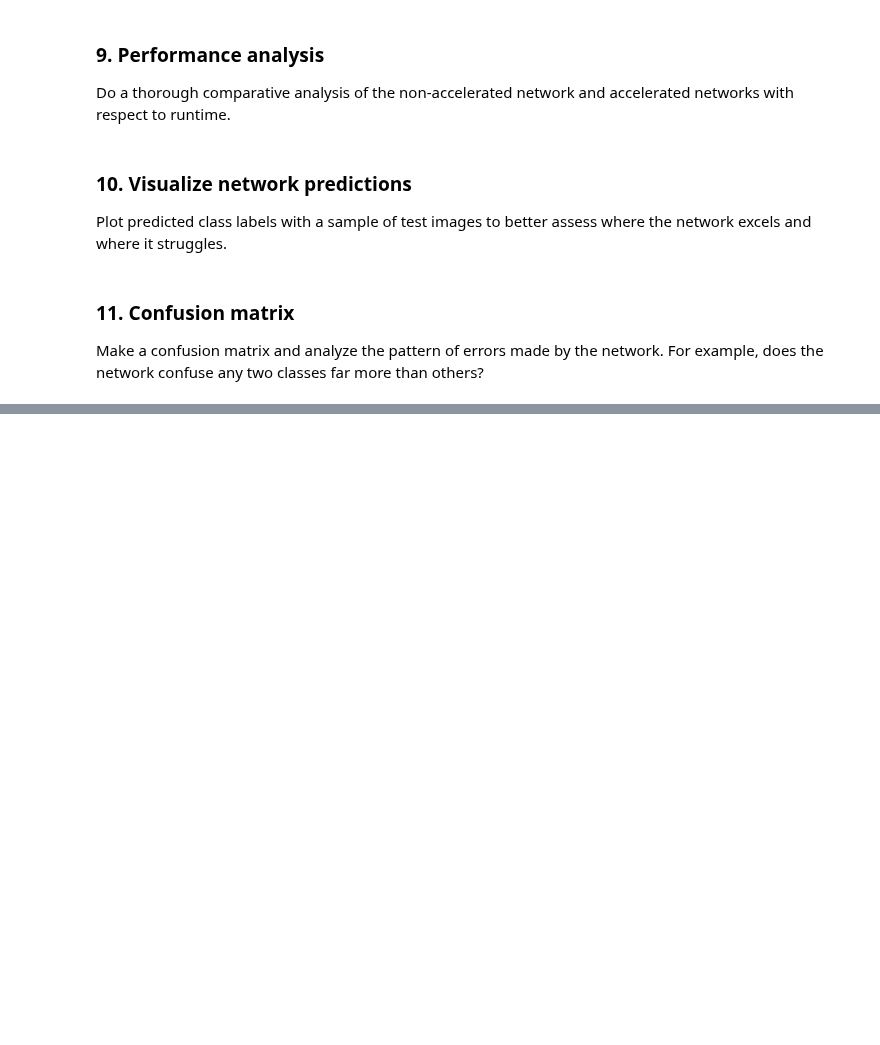
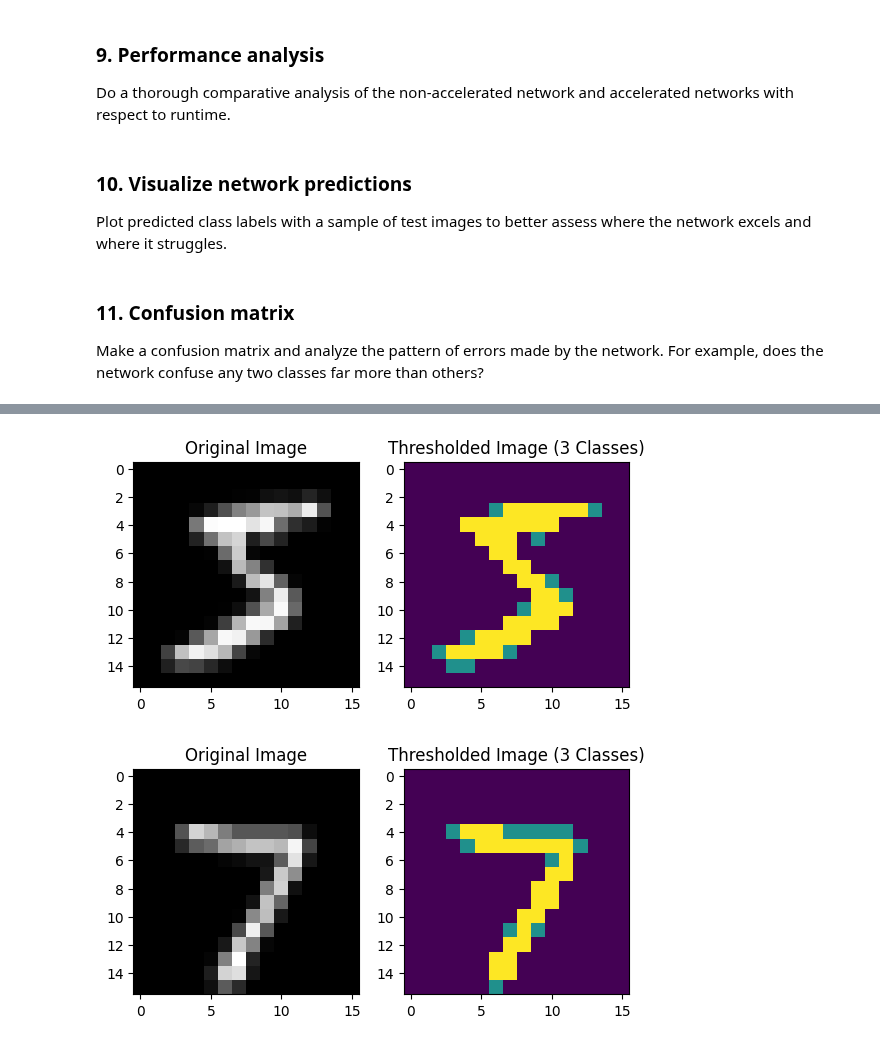
Before and after one commit to GhailanFadah/Neural-Networks, a Jupyter notebook: project3/optimize_and_train_cnn.ipynb, the cells around one changed output, grey strips where cells are left out. Cells and saved outputs as stored; diff of their text form; code cells hidden in the pictures; blank space fills up the shorter version.

```diff
--- a/project3/optimize_and_train_cnn.ipynb
+++ b/project3/optimize_and_train_cnn.ipynb
@@ -616,0 +677,60 @@ Make a confusion matrix and analyze the pattern of errors made by the network. F
+# %%
+# Load MNIST dataset
+(x_train, _), (x_test, _) = keras.datasets.mnist.load_data()
+
+# Choose threshold values
+threshold_dark = 65  # Pixels below this value will be classified as really dark
+threshold_kinda_dark = 100  # Pixels between this and threshold_dark will be classified as kinda dark
+
+# Function to apply multi-class thresholding
+def apply_multiclass_threshold(image, threshold_dark, threshold_kinda_dark):
+    result = np.zeros_like(image, dtype=np.uint8)
+    result[image < threshold_dark] = 1  # really dark
+    result[(image >= threshold_dark) & (image < threshold_kinda_dark)] = 2  # kinda dark
+    result[image >= threshold_kinda_dark] = 3  # background
+    return result
+
+# Function to resize images to 16x16 pixels
+def resize_images(images, new_size=(16, 16)):
+    resized_images = []
+    for img in images:
+        resized_img = cv2.resize(img, new_size, interpolation=cv2.INTER_AREA)
+        resized_images.append(resized_img)
+    return np.array(resized_images)
+
+# Resize all MNIST images to 16x16 pixels
+x_train_resized = resize_images(x_train)
+x_test_resized = resize_images(x_test)
+
+# Add singleton dimension in channel slot
+x_train = x_train_resized[:, np.newaxis, :, :]
+x_test = x_test_resized[:, np.newaxis, :, :]
+
+# Apply multi-class thresholding to all images in the dataset
+y_train = np.array([apply_multiclass_threshold(image, threshold_dark, threshold_kinda_dark) for image in x_train_resized])
+y_test = np.array([apply_multiclass_threshold(image, threshold_dark, threshold_kinda_dark) for image in x_test_resized])
+
+# Visualize the original and thresholded images
+index = 0
+plt.subplot(1, 2, 1)
+plt.imshow(x_train_resized[index], cmap='gray')
+plt.title('Original Image')
+
+plt.subplot(1, 2, 2)
+plt.imshow(y_train[index], cmap='viridis')  # Use a colormap suitable for multiple classes
+plt.title('Thresholded Image (3 Classes)')
+
+plt.show()
+
+plt.subplot(1, 2, 1)
+plt.imshow(x_test_resized[index], cmap='gray')
+plt.title('Original Image')
+
+plt.subplot(1, 2, 2)
+plt.imshow(y_test[index], cmap='viridis')  # Use a colormap suitable for multiple classes
+plt.title('Thresholded Image (3 Classes)')
+
+plt.show()
+# %% [output]
+[figure, added]
+[figure, added]
```
Also changed, not shown: parts of 19 cells of this notebook, 11 other files.
